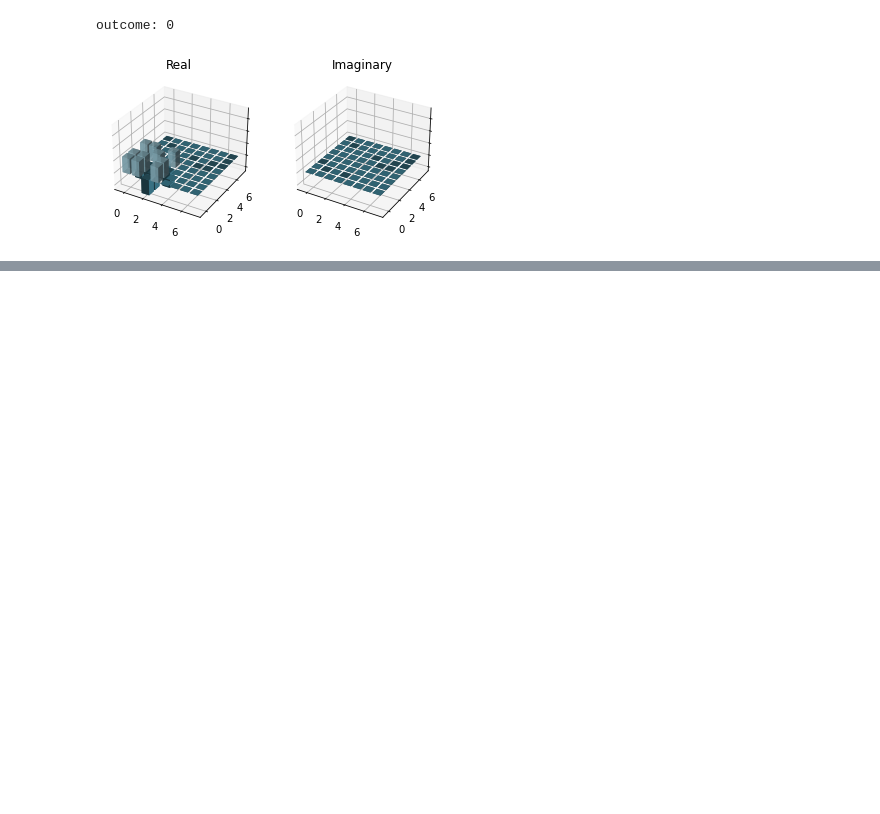
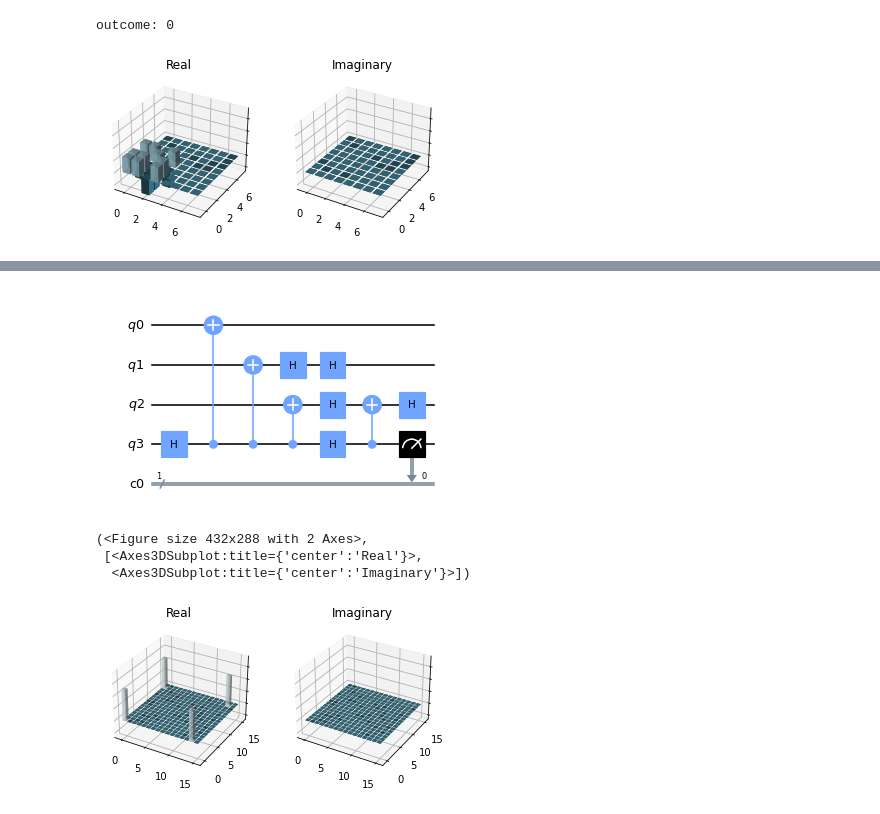
Before and after one commit to graphiq-dev/graphiq, a Jupyter notebook: examples/implementer_startup.ipynb, the cells around one changed output, grey strips where cells are left out. Saved outputs shown, nothing was run; the diff lists cells and outputs as text; code cells hidden in the pictures; blank space fills up the shorter version.

Commit message:
added compiler section to the implementer startup guide

```diff
--- a/examples/implementer_startup.ipynb
+++ b/examples/implementer_startup.ipynb
@@ -495,0 +504,21 @@ outcome: 0
+# %%
+# load a circuit
+
+import benchmarks.circuits as circ
+from src.backends.density_matrix.compiler import DensityMatrixCompiler
+
+circuit, _ = circ.ghz3_state_circuit()
+fig, ax = plt.subplots()
+draw_openqasm(circuit.to_openqasm(), show=True, ax=ax)
+
+# Create a compiler object -- right now we only have the density matrix compiler
+compiler = DensityMatrixCompiler()
+dm_state = compiler.compile(circuit)
+
+density_matrix_bars(dm_state.data)
+# %% [output]
+[figure, added]
+(<Figure size 432x288 with 2 Axes>,
+ [<Axes3DSubplot:title={'center':'Real'}>,
+  <Axes3DSubplot:title={'center':'Imaginary'}>])
+[figure, added]
```
Also changed, not shown: parts of 4 cells of this notebook.
